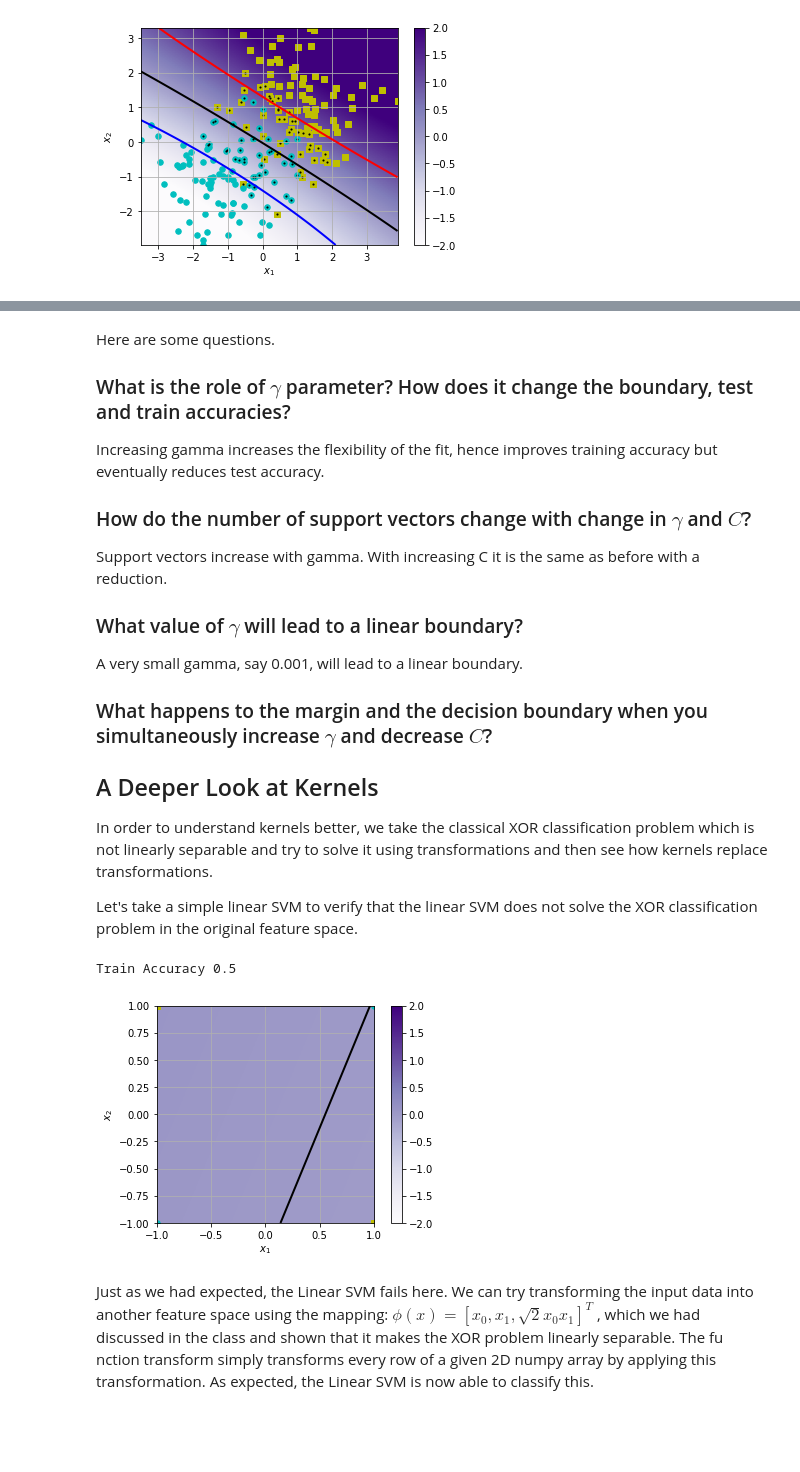
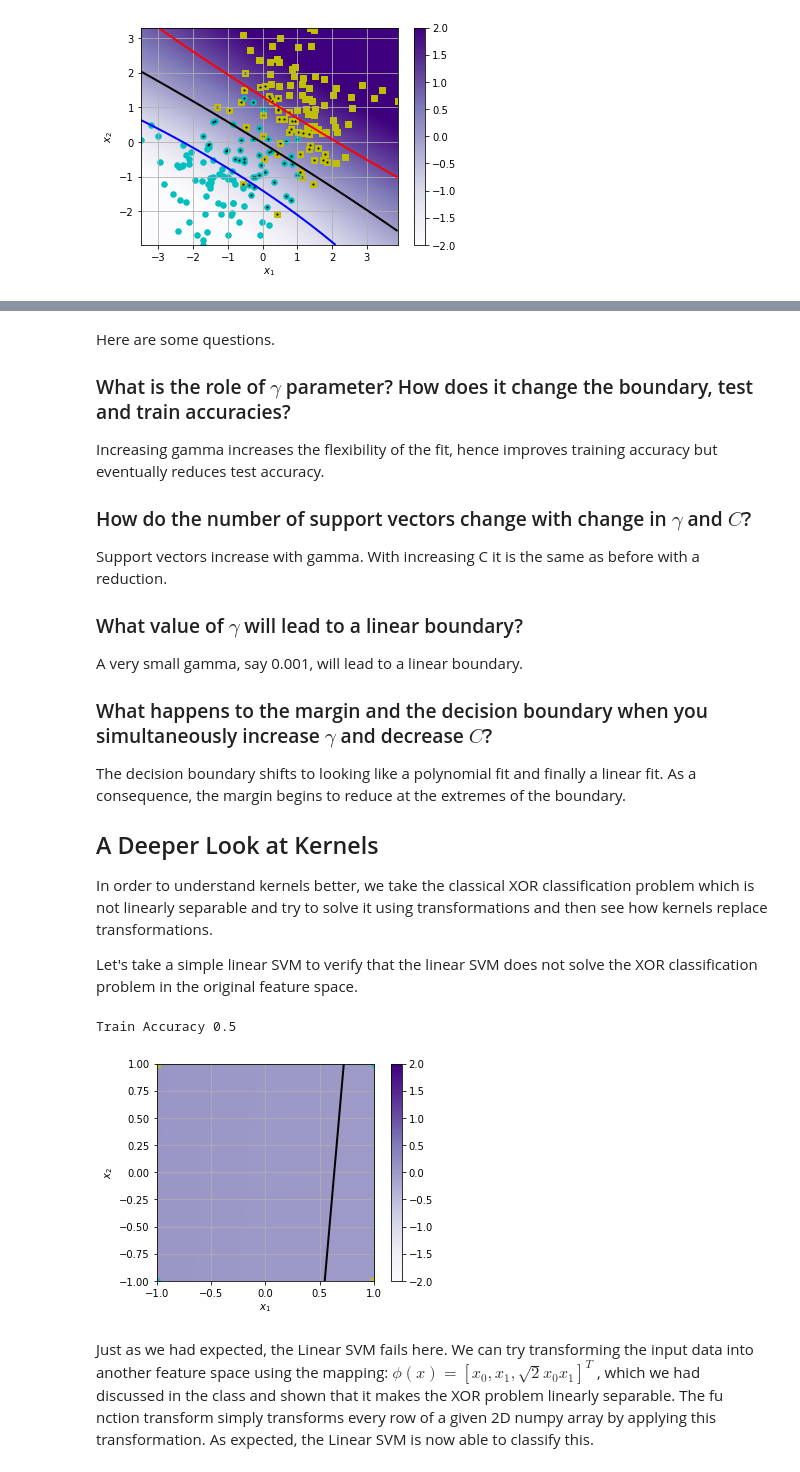
Before and after one commit to garry-cotton/CS909, a Jupyter notebook: svmtutorial.ipynb, the cells around one changed output, grey strips where cells are left out. Drawn from its saved outputs; the diff is of its cells as text; code cells hidden in the pictures; blank space fills up the shorter version.

```diff
--- a/svmtutorial.ipynb
+++ b/svmtutorial.ipynb
@@ -347,26 +360,22 @@ A very small gamma, say 0.001, will lead to a linear boundary.
 
 ### What happens to the margin and the decision boundary when you simultaneously increase $\gamma$ and decrease $C$?
 
+The decision boundary shifts to looking like a polynomial fit and finally a linear fit. As a consequence, the margin begins to reduce at the extremes of the boundary.
 
 ## A Deeper Look at Kernels
 In order to understand kernels better, we take the classical XOR classification problem which is not linearly separable and try to solve it using transformations and then see how kernels replace transformations.
 
 Let's take a simple linear SVM to verify that the linear SVM does not solve the XOR classification problem in the original feature space.
 # %%
-
-xor = np.array([[-1,-1],[-1,1],[1,-1],[1,1]], dtype = np.float)
+xor = np.array([[-1,-1],[-1,1],[1,-1],[1,1]], dtype = float)
 yor = np.array([-1,1,1,-1])
-
 clf = LinearSVC(C = 100)
-
 clf.fit(xor,yor)
-
 print("Train Accuracy", np.mean(clf.predict(xor)==yor))
-
-plotit(xor,yor, clf)
+plotit(xor, yor, clf)
 # %% [output]
 Train Accuracy 0.5
-[figure, old version]
+[figure, new version]
 # %% [markdown]
 Just as we had expected, the Linear SVM fails here. We can try transforming the input data into another feature space using the mapping: $\phi(x) = [x_0,x_1,\sqrt 2
 x_0x_1]^T$, which we had discussed in the class and shown that it makes the XOR problem linearly separable. The fu nction transform simply transforms every row of a given 2D numpy array by applying this transformation. As expected, the Linear SVM is now able to classify this.
```
Also changed, not shown: parts of 8 cells of this notebook.
